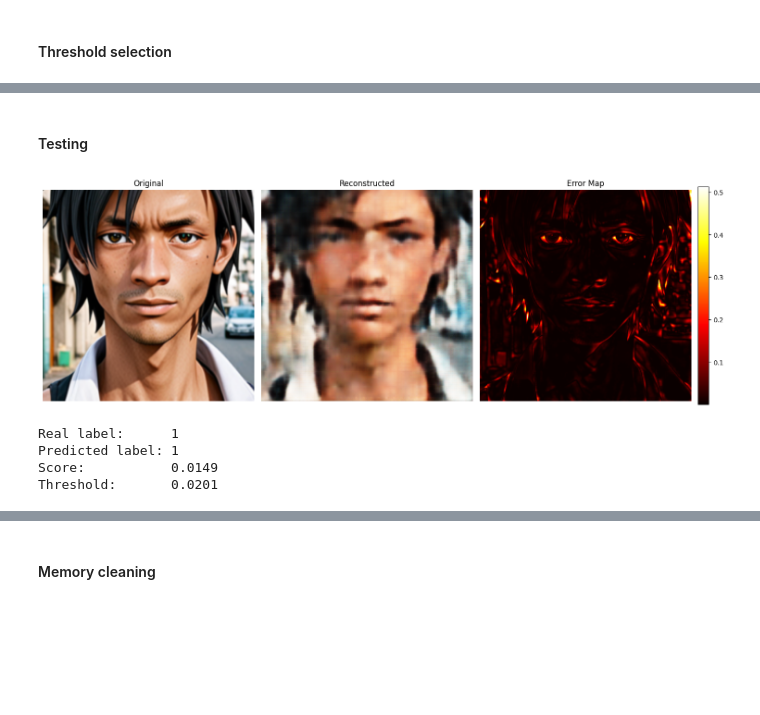
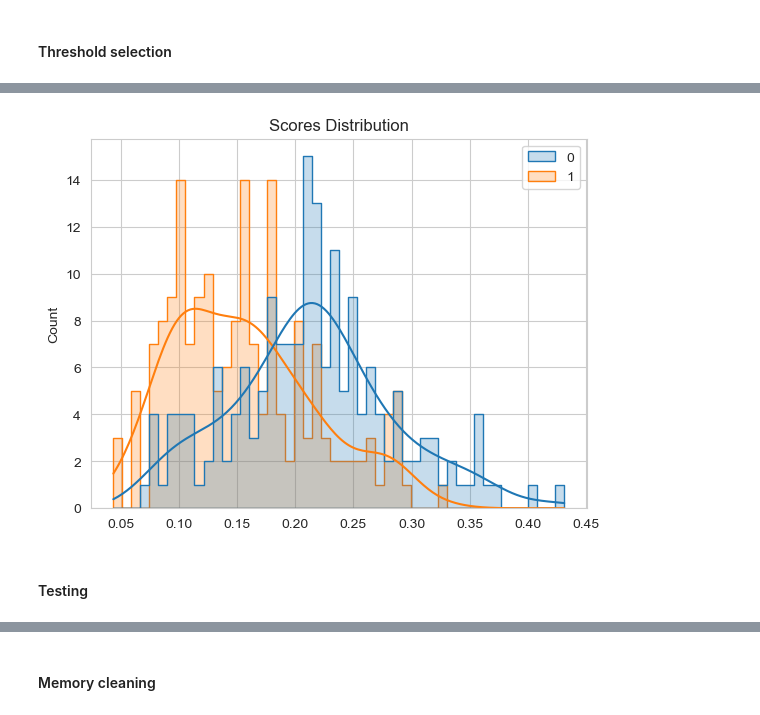
Before and after one commit to Deyym0s/face-artifact-elimination, a Jupyter notebook: Artifact_elimination.ipynb, the cells around one changed output, grey strips where cells are left out. Drawn from its saved outputs; the diff is of its cells as text; code cells hidden in the pictures; blank space fills up the shorter version.

```diff
--- a/Artifact_elimination.ipynb
+++ b/Artifact_elimination.ipynb
@@ -343,0 +443,28 @@ Confusion matrix:
+# %%
+global_best_f1 = 0.0
+global_best_k = 0.0
+global_best_threshold = 0.0
+global_best_matrix = None
+global_best_scores = None
+
+for k in top_k_candidates:
+    current_scores = get_anomaly_scores(model, trh_loader, criterion, k)
+    thresh, f1, conf_matrix = get_best_threshold(current_scores, trh_labels)
+    print(f"Top-k percent: {k:.2f}")
+    print(f"Threshold:     {thresh:.4f}")
+    print(f"Local Best F1: {f1:.4f}")
+
+    if f1 > global_best_f1:
+        global_best_f1 = f1
+        global_best_k = k
+        global_best_threshold = thresh
+        global_best_matrix = conf_matrix
+        global_best_scores = current_scores
+
+print(f"\nBest Top-k:      {global_best_k:.2f}")
+print(f"Best Threshold:  {global_best_threshold:.4f}")
+print(f"Best F1 Score:   {global_best_f1:.4f}")
+print(f"Confusion Matrix:\n{global_best_matrix}")
+
+top_k_percent = global_best_k
+threshold = global_best_threshold
@@ -344,3 +494,15 @@ Confusion matrix:
+# %%
+sns.histplot(
+    x=global_best_scores,
+    hue=trh_labels,
+    bins=50,
+    kde=True,
+    element="step"
+)
+plt.title(f"Scores Distribution")
+plt.show()
+# %% [output]
+[figure, added]
 # %% [markdown]
 <h4>Testing</h4>
 # %%
@@ -426,23 +609,3 @@ eliminator = Eliminator(latent_size, threshold)
-# %%
-input_id = int(input("Enter Test ID: "))
-test_id = input_id - 1
-
-img_name = test_set.file_names[test_id]
-img_path = os.path.join(test_dir, img_name)
-real_label = test_set.labels[test_id]
-
-pred_label, score, threshold = eliminator.predict_image(img_path)
-
-print(f"Real label:      {real_label}")
-print(f"Predicted label: {pred_label}")
-print(f"Score:           {score:.4f}")
-print(f"Threshold:       {threshold:.4f}")
-# %% [output]
-[figure, old version]
-Real label:      1
-Predicted label: 1
-Score:           0.0149
-Threshold:       0.0201
 # %%
 test_preds, test_labels_true = eliminator.predict_loader(test_loader)
 test_f1_micro = f1_score(test_labels_true, test_preds, average='micro')
```
Also changed, not shown: parts of 19 cells of this notebook, 11 other files.
